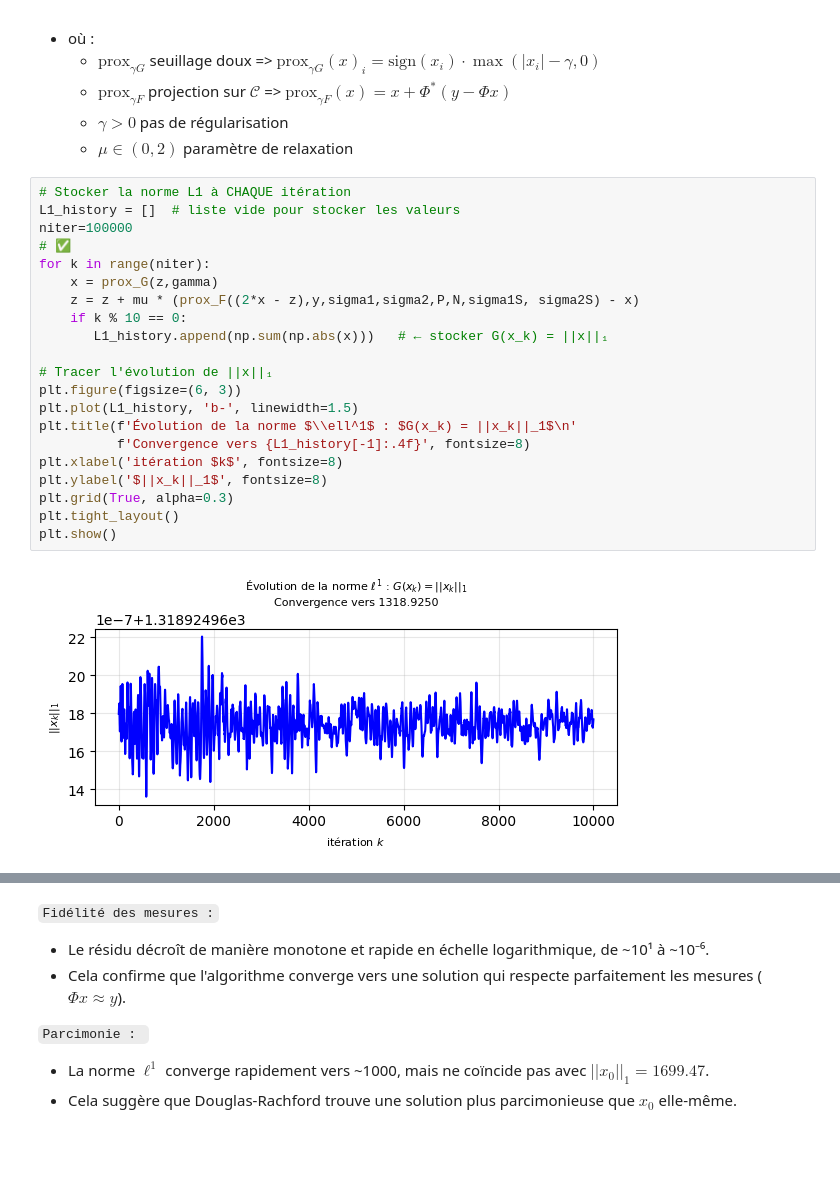
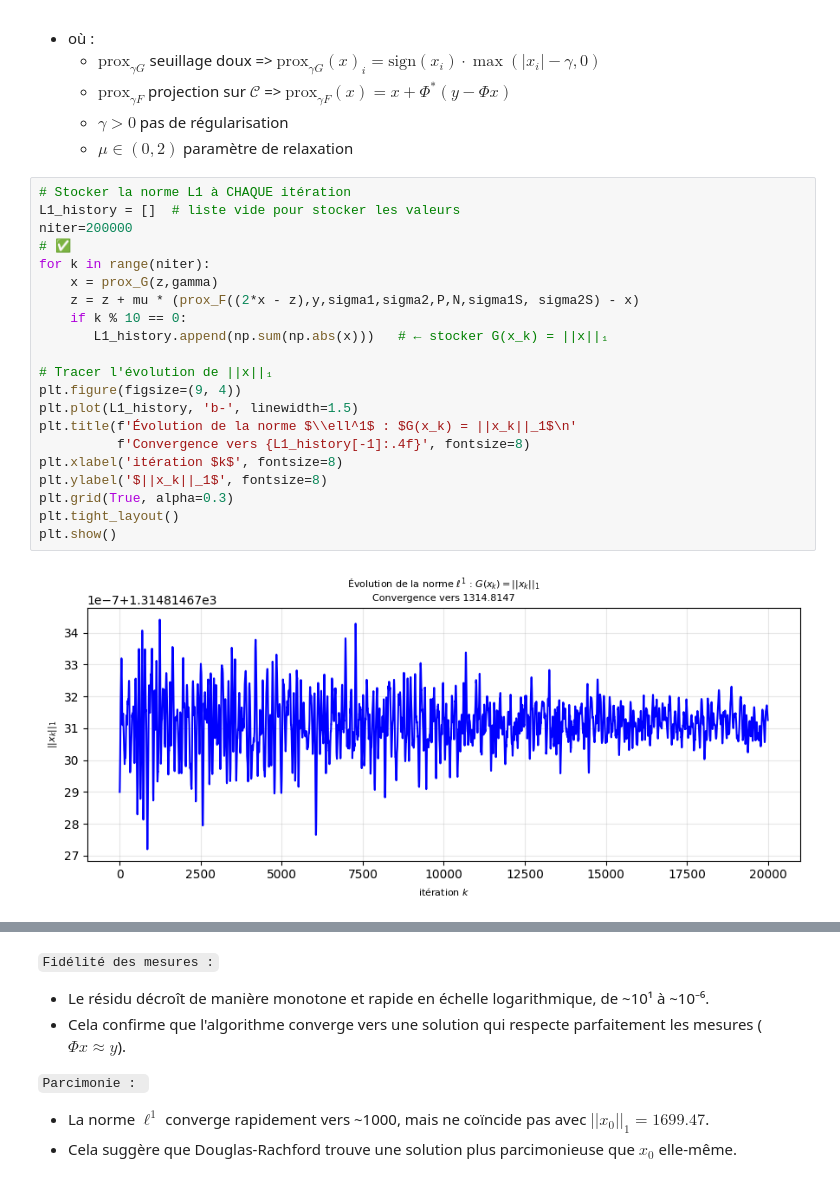
Before and after one commit to Borleo/2_M2_IAFA, a Jupyter notebook: TP_M2IAFA/TP_M2_IMGCMPT/TP23_Imagerie_Computationnelle/4_Sparsity and Redundant Representations/Compressed Sensing of Images/sparsity_2_cs_images.ipynb, the cells around one changed output, grey strips where cells are left out. Saved outputs shown, nothing was run; the diff lists cells and outputs as text; blank space fills up the shorter version.

```diff
--- a/TP_M2IAFA/TP_M2_IMGCMPT/TP23_Imagerie_Computationnelle/4_Sparsity and Redundant Representations/Compressed Sensing of Images/sparsity_2_cs_images.ipynb
+++ b/TP_M2IAFA/TP_M2_IMGCMPT/TP23_Imagerie_Computationnelle/4_Sparsity and Redundant Representations/Compressed Sensing of Images/sparsity_2_cs_images.ipynb
@@ -655,26 +656,26 @@ $ \begin{cases} x_{k+1} = \text{prox}_{\gamma G}(z_k) \\ z_{k+1} = z_k + \mu(\te
 # %%
 # Stocker la norme L1 à CHAQUE itération
 L1_history = []  # liste vide pour stocker les valeurs
-niter=100000
+niter=200000
 # ✅
 for k in range(niter):
     x = prox_G(z,gamma)
     z = z + mu * (prox_F((2*x - z),y,sigma1,sigma2,P,N,sigma1S, sigma2S) - x)
     if k % 10 == 0:
        L1_history.append(np.sum(np.abs(x)))   # ← stocker G(x_k) = ||x||₁
 
 # Tracer l'évolution de ||x||₁
-plt.figure(figsize=(6, 3))
+plt.figure(figsize=(9, 4))
 plt.plot(L1_history, 'b-', linewidth=1.5)
 plt.title(f'Évolution de la norme $\\ell^1$ : $G(x_k) = ||x_k||_1$\n'
           f'Convergence vers {L1_history[-1]:.4f}', fontsize=8)
 plt.xlabel('itération $k$', fontsize=8)
 plt.ylabel('$||x_k||_1$', fontsize=8)
 plt.grid(True, alpha=0.3)
 plt.tight_layout()
 plt.show()
 # %% [output]
-[figure, old version]
+[figure, new version]
 # %%
 # ── Boucle DR unique ──────────────────────────────────────────────────────────
 z = np.zeros(N)
```
Also changed, not shown: parts of 22 cells of this notebook.
